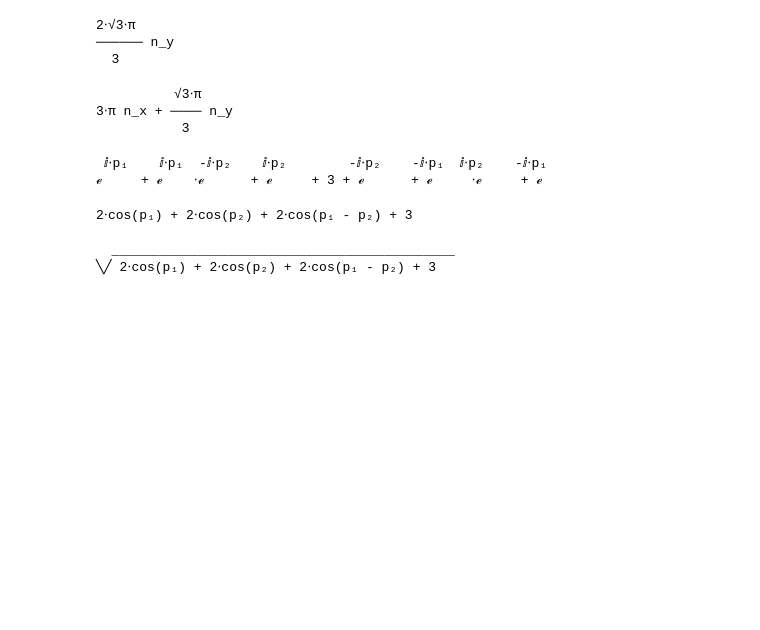
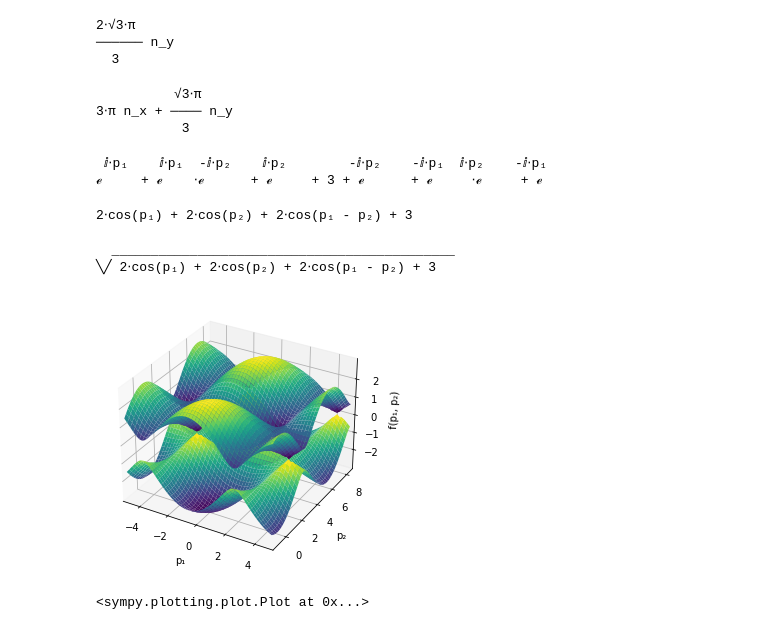
Before and after one commit to nabil-atlam/TB_Models_Library, a Jupyter notebook: graphene.ipynb, the cells around one changed output. Saved outputs shown, nothing was run; the diff lists cells and outputs as text; code cells hidden in the pictures; blank space fills up the shorter version.

```diff
--- a/graphene.ipynb
+++ b/graphene.ipynb
@@ -150,8 +150,9 @@ pprint(Esquared)
 # %%
 # The Energies. There's invariance under p ---> -p This is T Reversal Symmetry, which also permutes the roots of the previous algebraic
 # equation. Might be related to Galois group
-E_mag = sqrt(Esquared)
-pprint(E_mag)
+E_conduction = sqrt(Esquared)
+E_valence = -sqrt(Esquared)
+pprint(E_conduction)
 # %% [output]
   ____________________________________________
 ╲╱ 2⋅cos(p₁) + 2⋅cos(p₂) + 2⋅cos(p₁ - p₂) + 3
@@ -157,0 +161,10 @@ pprint(E_mag)
+# %%
+from sympy.plotting import plot, plot3d
+K1_eval = K1.evalf()
+K1_coords = [K1_eval.dot(N.x), K1_eval.dot(N.y)]
+ranx = [K1_coords[0] - 5, K1_coords[0] + 5]
+rany = [K1_coords[1] - 5, K1_coords[1] + 5]
+plot3d(E_conduction, E_valence,(p1, ranx[0], ranx[1]), (p2, rany[0], rany[1]))
+# %% [output]
+[figure, added]
+<sympy.plotting.plot.Plot at 0x...>
```
Also changed, not shown: parts of 1 cell of this notebook.
